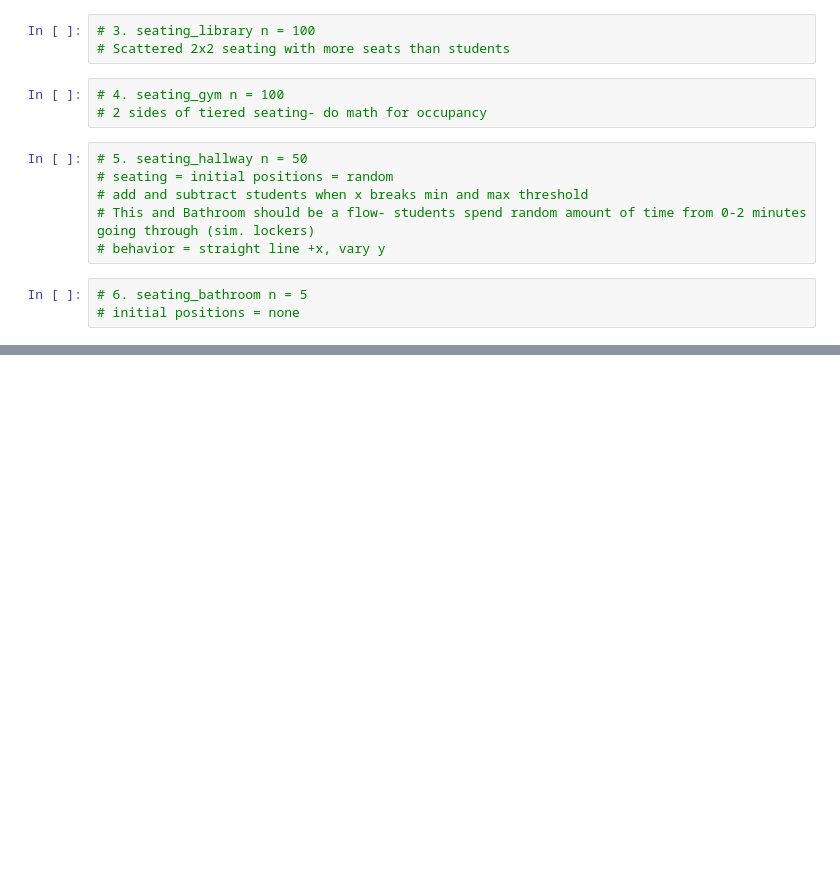
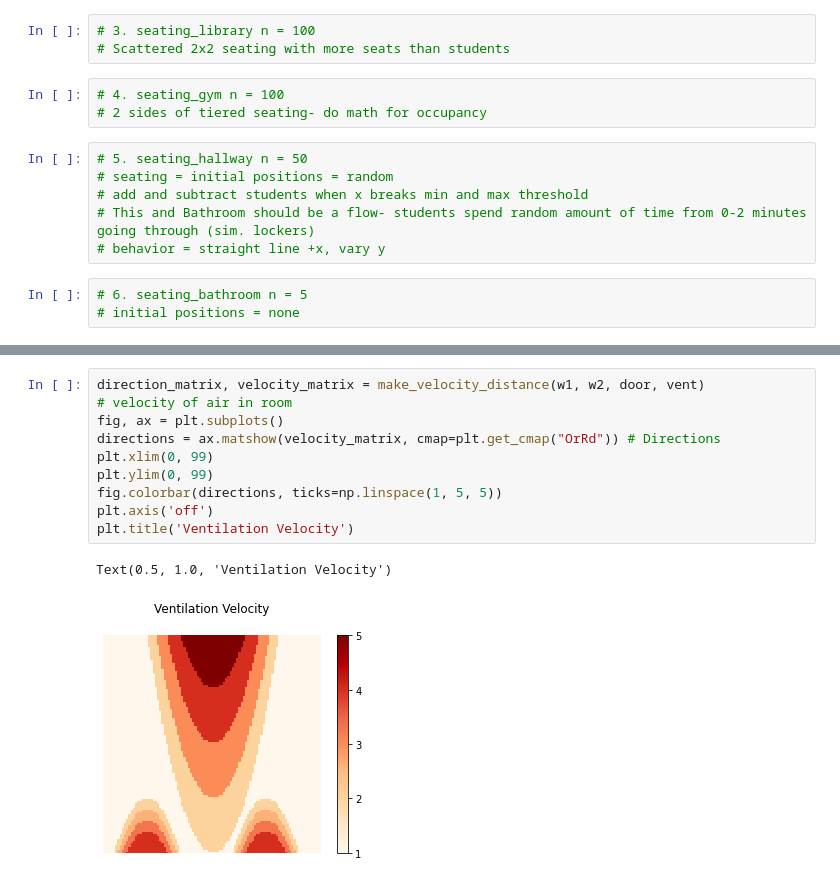
Before and after one commit to covABM/GeoACT_Classroom, a Jupyter notebook: temp_notebook.ipynb, the cells around one changed output, grey strips where cells are left out. Drawn from its saved outputs; the diff is of its cells as text; blank space fills up the shorter version.

```diff
--- a/temp_notebook.ipynb
+++ b/temp_notebook.ipynb
@@ -242,0 +234,13 @@ array([[2, 2, 2, ..., 2, 2, 2],
+# %%
+direction_matrix, velocity_matrix = make_velocity_distance(w1, w2, door, vent)
+# velocity of air in room
+fig, ax = plt.subplots()
+directions = ax.matshow(velocity_matrix, cmap=plt.get_cmap("OrRd")) # Directions
+plt.xlim(0, 99)
+plt.ylim(0, 99)
+fig.colorbar(directions, ticks=np.linspace(1, 5, 5))
+plt.axis('off')
+plt.title('Ventilation Velocity')
+# %% [output]
+Text(0.5, 1.0, 'Ventilation Velocity')
+[figure, added]
```
Also changed, not shown: parts of 18 cells of this notebook, 11 other files.
